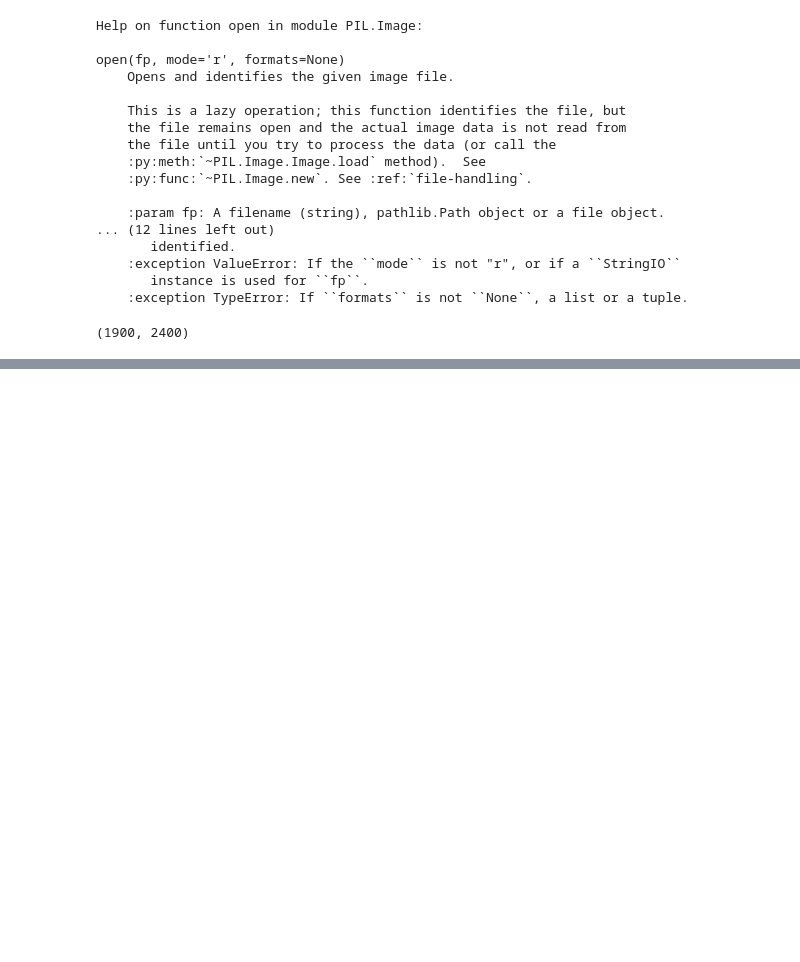
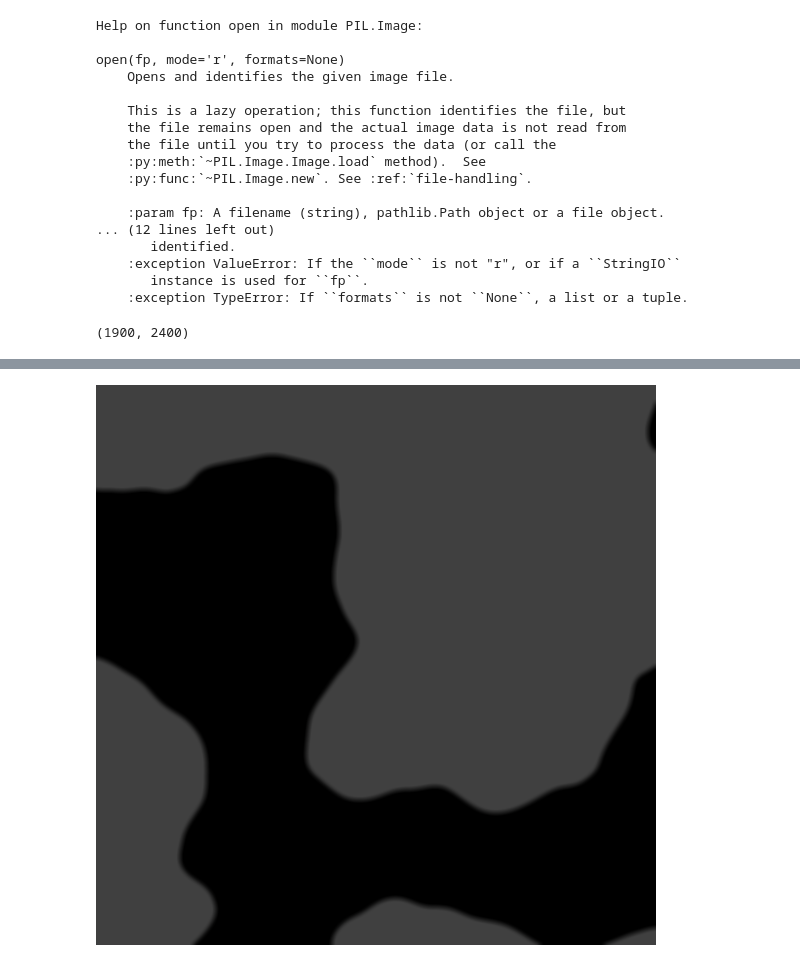
Before and after one commit to T-Cent/Culling, a Jupyter notebook: Culling.ipynb, the cells around one changed output, grey strips where cells are left out. Drawn from its saved outputs; the diff is of its cells as text; code cells hidden in the pictures; blank space fills up the shorter version.

Commit message:
Integrating methods to artificially blur and brighten our images

```diff
--- a/Culling.ipynb
+++ b/Culling.ipynb
@@ -61,0 +202,5 @@ NameError: name 'details_images' is not defined
+# %%
+from IPython.display import Image as sfsd
+sfsd("/content/drive/MyDrive/Culling/Manipulated_blurred/0.png")
+# %% [output]
+[figure, added]
```
Also changed, not shown: parts of 16 cells of this notebook.
